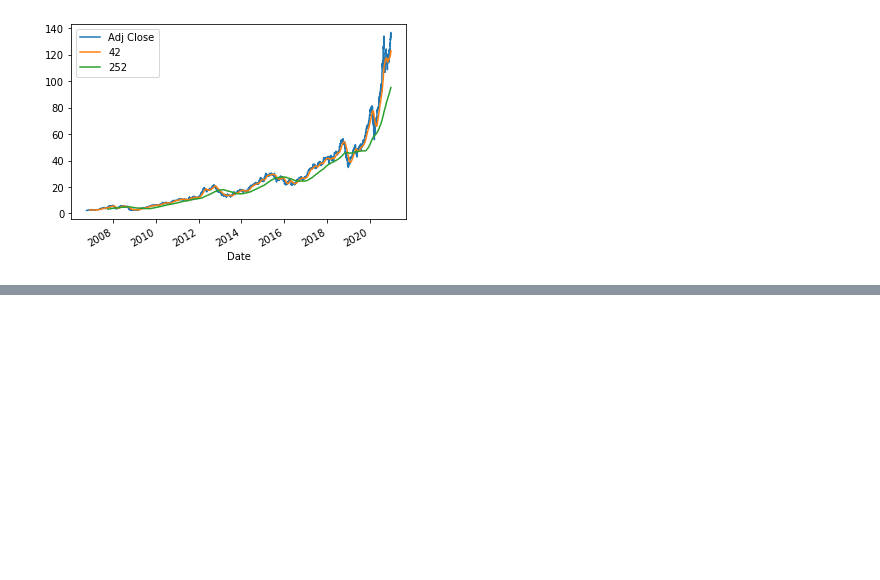
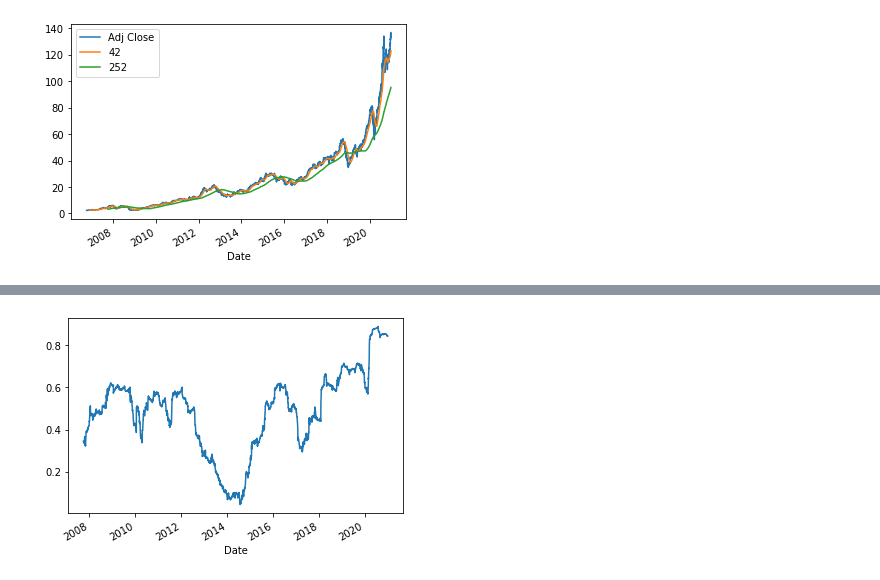
Before and after one commit to lukadlm97/algorithmic-trading-with-python, a Jupyter notebook: Advanced stock calculations.ipynb, the cells around one changed output, grey strips where cells are left out. Saved outputs shown, nothing was run; the diff lists cells and outputs as text; code cells hidden in the pictures; blank space fills up the shorter version.

```diff
--- a/Advanced stock calculations.ipynb
+++ b/Advanced stock calculations.ipynb
@@ -102,0 +123,33 @@ adj_close_px.head()
+# %%
+# Import the `api` model of `statsmodels` under alias `sm`
+import statsmodels.api as sm
+
+# Import the `datetools` module from `pandas`
+#from pandas.core import datetools
+
+# Isolate the adjusted closing price
+all_adj_close = all_data[['Adj Close']]
+
+# Calculate the returns
+all_returns = np.log(all_adj_close / all_adj_close.shift(1))
+
+# Isolate the AAPL returns
+aapl_returns = all_returns.iloc[all_returns.index.get_level_values('Ticker') == 'AAPL']
+aapl_returns.index = aapl_returns.index.droplevel('Ticker')
+
+# Isolate the MSFT returns
+msft_returns = all_returns.iloc[all_returns.index.get_level_values('Ticker') == 'MSFT']
+msft_returns.index = msft_returns.index.droplevel('Ticker')
+
+# Build up a new DataFrame with AAPL and MSFT returns
+return_data = pd.concat([aapl_returns, msft_returns], axis=1)[1:]
+return_data.columns = ['AAPL', 'MSFT']
+
+# Add a constant
+X = sm.add_constant(return_data['AAPL'])
+
+# Construct the model
+model = sm.OLS(return_data['MSFT'],X).fit()
+
+# Print the summary
+print(model.summary())
@@ -102,0 +200,11 @@ adj_close_px.head()
+# %%
+# Import matplotlib
+import matplotlib.pyplot as plt
+
+# Plot the rolling correlation
+return_data['MSFT'].rolling(window=252).corr(return_data['AAPL']).plot()
+
+# Show the plot
+plt.show()
+# %% [output]
+[figure, added]
```
Also changed, not shown: parts of 6 cells of this notebook.
